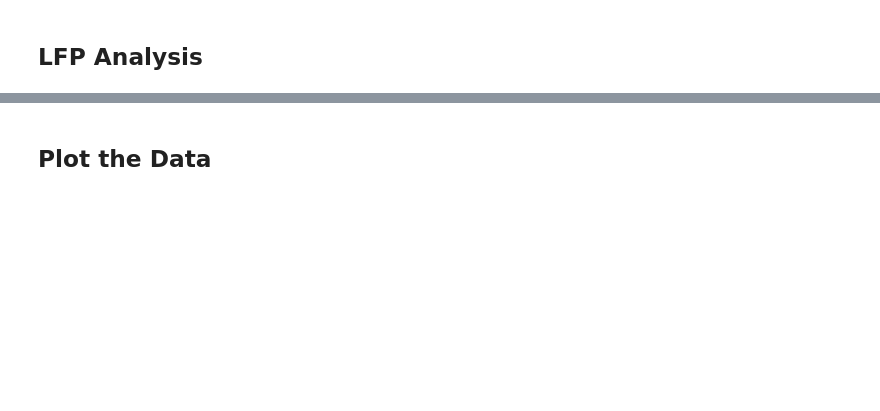
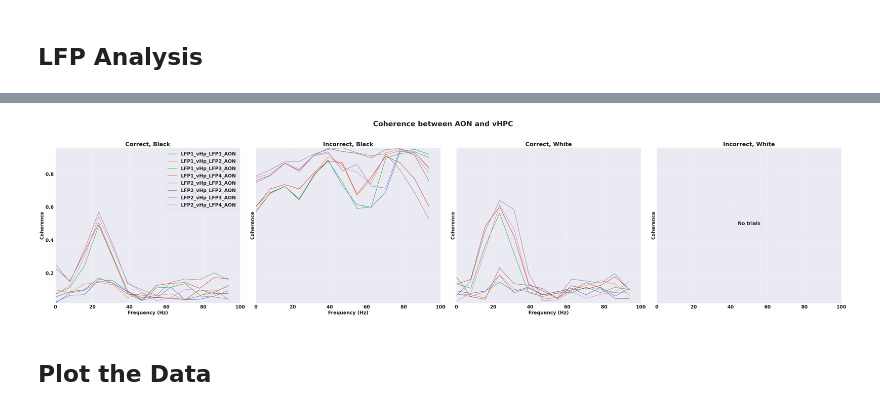
Before and after one commit to FlynnOConnell/cpl_pipeline, a Jupyter notebook: nb/lfp.ipynb, the cells around one changed output, grey strips where cells are left out. Saved outputs shown, nothing was run; the diff lists cells and outputs as text; code cells hidden in the pictures; blank space fills up the shorter version.

Commit message:
better plots

```diff
--- a/nb/lfp.ipynb
+++ b/nb/lfp.ipynb
@@ -136,3 +52,90 @@ plt.show()
+# %%
+
+# Larger, bold font for plots and axis labels
+plt.rcParams.update({'font.size': 20, 'font.weight': 'bold', 'axes.labelweight': 'bold', 'axes.titleweight': 'bold'})
+num_keys = len(windows.keys())
+
+# Title for entire figure
+fig_title = f"Coherence between AON and vHPC"
+fig, axes = plt.subplots(1, num_keys, figsize=(12 * num_keys, 12), sharex=True, sharey=True)
+
+if num_keys == 1:
+    axes = [axes]
+
+axes = axes.flatten()
+axis_idx = 0
+
+y_min_global = float('inf')
+y_max_global = float('-inf')
+
+for window_key, window_list in windows.items():
+
+    letter, digit = window_key.split('_')
+    correctness = 'Correct' if digit == '1' else 'Incorrect'
+    color = 'Black' if letter == 'b' else 'White'
+    title = f"{correctness}, {color}"
+    ax = axes[axis_idx]
+    axis_idx += 1
+
+    if not window_list:
+        ax.text(50, 0.5, 'No trials', ha='center', va='center')
+        ax.set_title(title)
+        continue
+    local_coherence_sums = {}
+    local_coherence_counts = {}
+
+    for window in window_list:
+
+        start_idx = int(window[0] * fs)
+        end_idx = int(window[1] * fs)
+
+        spike_window_aon = df_aon.iloc[start_idx:end_idx]
+        spike_window_vhp = df_vhp.iloc[start_idx:end_idx]
+        for col_aon, col_vhp in itertools.product(df_aon.columns, df_vhp.columns):
+
+            f, Cxy = coherence(spike_window_aon[col_aon], spike_window_vhp[col_vhp], fs=fs)
+            valid_idxs = np.where(f <= 100)[0]
+            f_filtered = f[valid_idxs]
+            Cxy_filtered = Cxy[valid_idxs]
+
+            pair_key = f"{col_aon}_{col_vhp}"
+            if pair_key not in local_coherence_sums:
+                local_coherence_sums[pair_key] = np.zeros_like(Cxy_filtered)
+                local_coherence_counts[pair_key] = 0
+
+            local_coherence_sums[pair_key] += Cxy_filtered
+            local_coherence_counts[pair_key] += 1
+
+    legend_labels = []
+    for pair_key, Cxy_sum in local_coherence_sums.items():
+
+        Cxy_avg = Cxy_sum / local_coherence_counts[pair_key]
+        ax.plot(f_filtered, Cxy_avg, label=pair_key)
+
+        # Update global y-axis limits
+        y_min_global = min(y_min_global, np.min(Cxy_avg))
+        y_max_global = max(y_max_global, np.max(Cxy_avg))
+        legend_labels.append(pair_key)
+
+    ax.set_title(title)
+    ax.set_xlabel('Frequency (Hz)')
+    ax.set_xlim(0, 100)
+    ax.grid(True)
+
+for ax in axes:
+    ax.set_ylim(y_min_global, y_max_global)
+    ax.set_ylabel('Coherence')
+# Remove y-labels from all but the first subplot
+axes[0].legend(legend_labels, loc='upper right')
+
+# Set title for entire figure
+fig.suptitle(fig_title, fontsize=30, fontweight='bold')
+plt.tight_layout(rect=[0, 0, 1, 0.96])  # Make room for suptitle and legend
+savepath = Path().home() / "data" / "figures" / "coherence"
+savepath.mkdir(exist_ok=True, parents=True)
+plt.savefig(savepath, dpi=300, bbox_inches='tight', pad_inches=0.1)
+# %% [output]
+[figure, added]
 # %% [markdown]
 ## Plot the Data
 # %%
```
Also changed, not shown: parts of 4 cells of this notebook, 1 other file.
